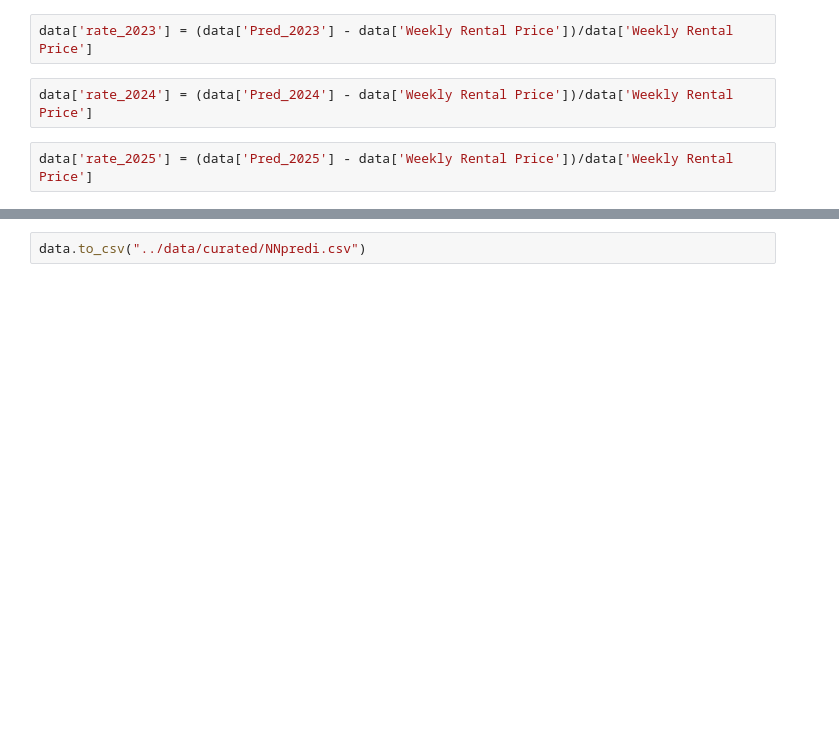
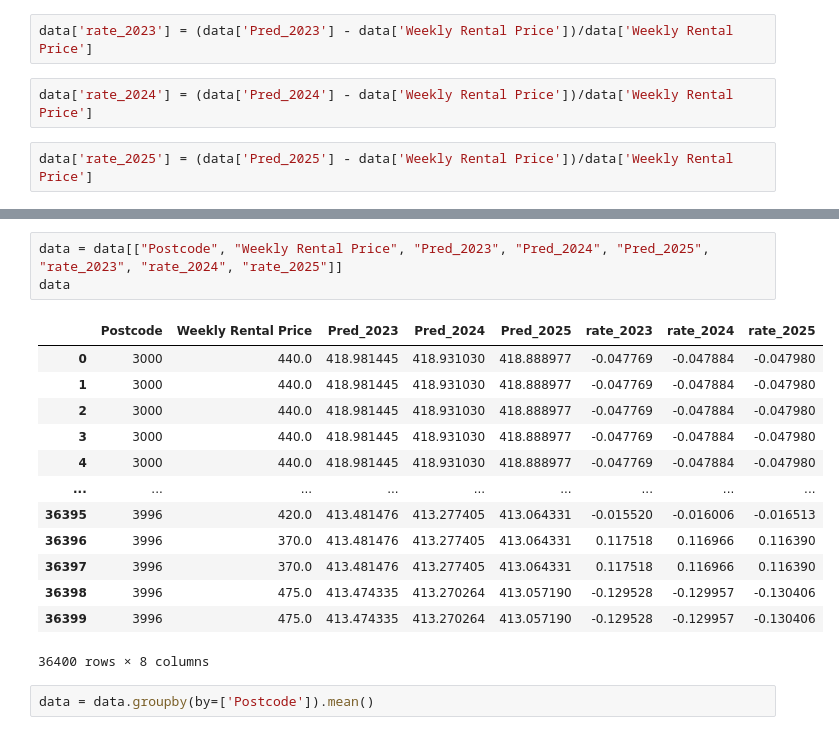
Before and after one commit to MAST30034-Applied-Data-Science/generic-real-estate-consulting-project-group50, a Jupyter notebook: draft works/NN_Model.ipynb, the cells around one changed output, grey strips where cells are left out. Drawn from its saved outputs; the diff is of its cells as text; blank space fills up the shorter version.

Commit message:
group byb

```diff
--- a/draft works/NN_Model.ipynb
+++ b/draft works/NN_Model.ipynb
@@ -191,3 +188,20 @@ data.drop(columns='Unnamed: 0')
 36400 rows × 13 columns
-# %%
-data.to_csv("../data/curated/NNpredi.csv")
+# %%
+data = data[["Postcode", "Weekly Rental Price", "Pred_2023", "Pred_2024", "Pred_2025", "rate_2023", "rate_2024", "rate_2025"]]
+data
+# %% [output]
+|  | Postcode | Weekly Rental Price | Pred_2023 | Pred_2024 | Pred_2025 | rate_2023 | rate_2024 | rate_2025 |
+| 0 | 3000 | 440.0 | 418.981445 | 418.931030 | 418.888977 | -0.047769 | -0.047884 | -0.047980 |
+| 1 | 3000 | 440.0 | 418.981445 | 418.931030 | 418.888977 | -0.047769 | -0.047884 | -0.047980 |
+| 2 | 3000 | 440.0 | 418.981445 | 418.931030 | 418.888977 | -0.047769 | -0.047884 | -0.047980 |
+| 3 | 3000 | 440.0 | 418.981445 | 418.931030 | 418.888977 | -0.047769 | -0.047884 | -0.047980 |
+| 4 | 3000 | 440.0 | 418.981445 | 418.931030 | 418.888977 | -0.047769 | -0.047884 | -0.047980 |
+| ... | ... | ... | ... | ... | ... | ... | ... | ... |
+| 36395 | 3996 | 420.0 | 413.481476 | 413.277405 | 413.064331 | -0.015520 | -0.016006 | -0.016513 |
+| 36396 | 3996 | 370.0 | 413.481476 | 413.277405 | 413.064331 | 0.117518 | 0.116966 | 0.116390 |
+| 36397 | 3996 | 370.0 | 413.481476 | 413.277405 | 413.064331 | 0.117518 | 0.116966 | 0.116390 |
+| 36398 | 3996 | 475.0 | 413.474335 | 413.270264 | 413.057190 | -0.129528 | -0.129957 | -0.130406 |
+| 36399 | 3996 | 475.0 | 413.474335 | 413.270264 | 413.057190 | -0.129528 | -0.129957 | -0.130406 |
+36400 rows × 8 columns
+# %%
+data = data.groupby(by=['Postcode']).mean()
```
Also changed, not shown: parts of 13 cells of this notebook, 3 other files.
